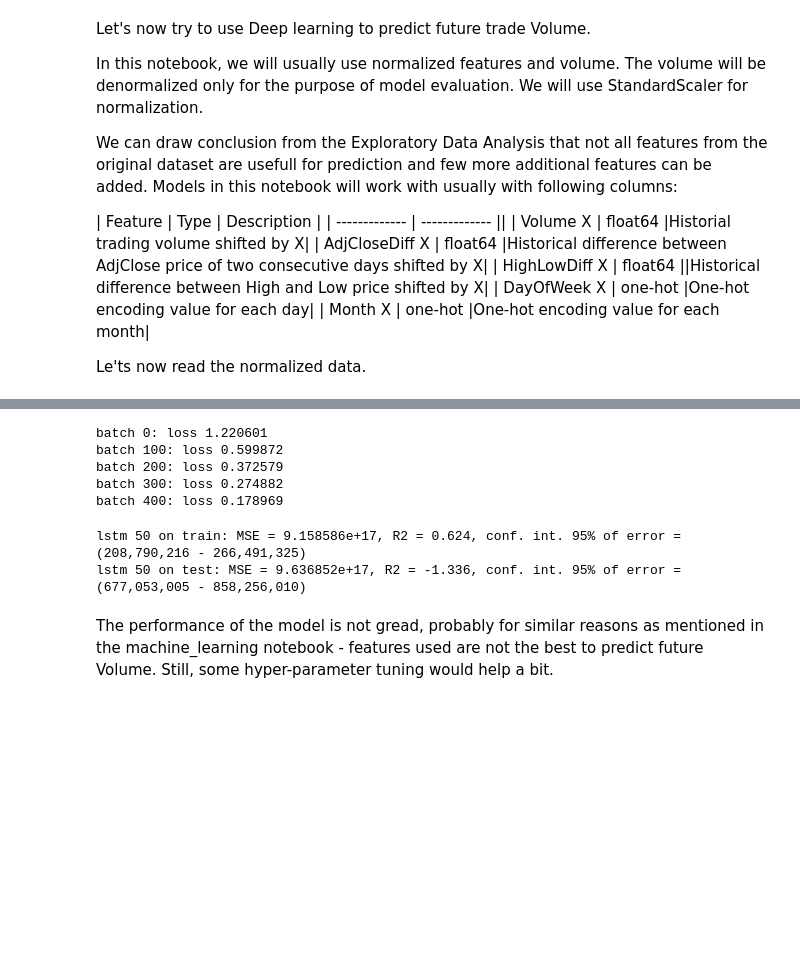
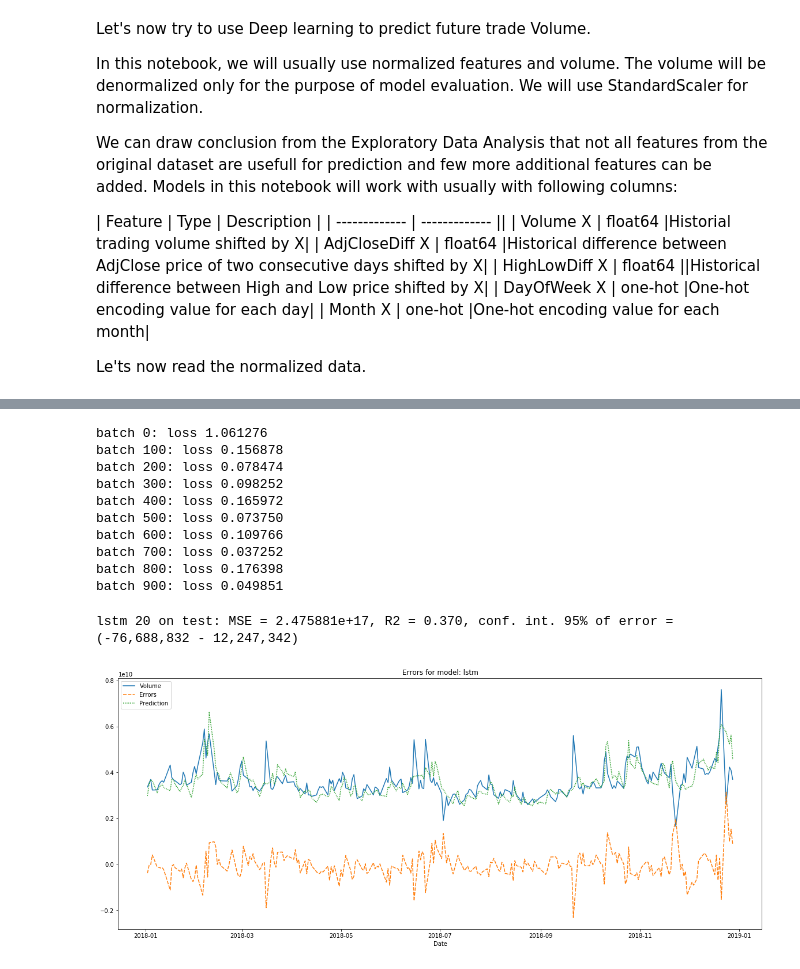
Before and after one commit to ludvik-martin/trade_volume_prediction, a Jupyter notebook: notebook/deep_learning.ipynb, the cells around one changed output, grey strips where cells are left out. Drawn from its saved outputs; the diff is of its cells as text; code cells hidden in the pictures; blank space fills up the shorter version.

```diff
--- a/notebook/deep_learning.ipynb
+++ b/notebook/deep_learning.ipynb
@@ -29,10 +32,13 @@ tf.enable_eager_execution()
 # %%
 # read test and train data
 reader = DataReader()
-#
+
 df = reader.read_normalized_data_for_rnn('../data/S&P500.csv')
 train_features, train_volume = reader.get_train_data(df)
+# we can use the historical Volume as well
+train_features['Volume'] = train_volume
 test_features, test_volume = reader.get_test_data(df)
+test_features['Volume'] = test_volume
 evaluator = ModelEvaluator(reader.label_scaler)
 # %%
 class DataLoader():
@@ -93,3 +92,9 @@ num_batches = 500
+# %%
+# TODO hyperparameters should be tuned, e.g. with http://hyperopt.github.io/hyperopt/
+learning_rate = 1e-3
+batch_size = 64
+seq_length = 20
+num_batches = 1000
 # %%
 data_loader = DataLoader(train_features,train_volume)
 model = RNN()
@@ -104,20 +109,23 @@ for batch_index in range(num_batches):
     grads = tape.gradient(loss, model.variables)
     optimizer.apply_gradients(grads_and_vars=zip(grads, model.variables))
 # %% [output]
-batch 0: loss 1.220601
-batch 100: loss 0.599872
-batch 200: loss 0.372579
-batch 300: loss 0.274882
-batch 400: loss 0.178969
+batch 0: loss 1.061276
+batch 100: loss 0.156878
+batch 200: loss 0.078474
+batch 300: loss 0.098252
+batch 400: loss 0.165972
+batch 500: loss 0.073750
+batch 600: loss 0.109766
+batch 700: loss 0.037252
+batch 800: loss 0.176398
+batch 900: loss 0.049851
 # %%
-print(evaluator.evaluate("lstm {} on train".format(seq_length), train_volume[seq_length:],
-                         predict_volume(model, train_features)))
-
-print(evaluator.evaluate("lstm {} on test".format(seq_length), test_volume[seq_length:],
-                         predict_volume(model, test_features)))
+lstm_result = evaluator.evaluate("lstm {} on test".format(seq_length), test_volume[seq_length:],
+                         predict_volume(model, test_features))
+print(lstm_result)
 # %% [output]
-lstm 50 on train: MSE = 9.158586e+17, R2 = 0.624, conf. int. 95% of error = (208,790,216 - 266,491,325)
-lstm 50 on test: MSE = 9.636852e+17, R2 = -1.336, conf. int. 95% of error = (677,053,005 - 858,256,010)
+lstm 20 on test: MSE = 2.475881e+17, R2 = 0.370, conf. int. 95% of error = (-76,688,832 - 12,247,342)
-# %% [markdown]
-The performance of the model is not gread, probably for similar reasons as mentioned in the machine_learning notebook - features used are not the best to predict future Volume.
-Still, some hyper-parameter tuning would help a bit.
+# %%
+visialize_errors("lstm", lstm_result.volume_true, lstm_result.errors)
+# %% [output]
+[figure, added]
```
Also changed, not shown: parts of 4 cells of this notebook, 7 other files.
